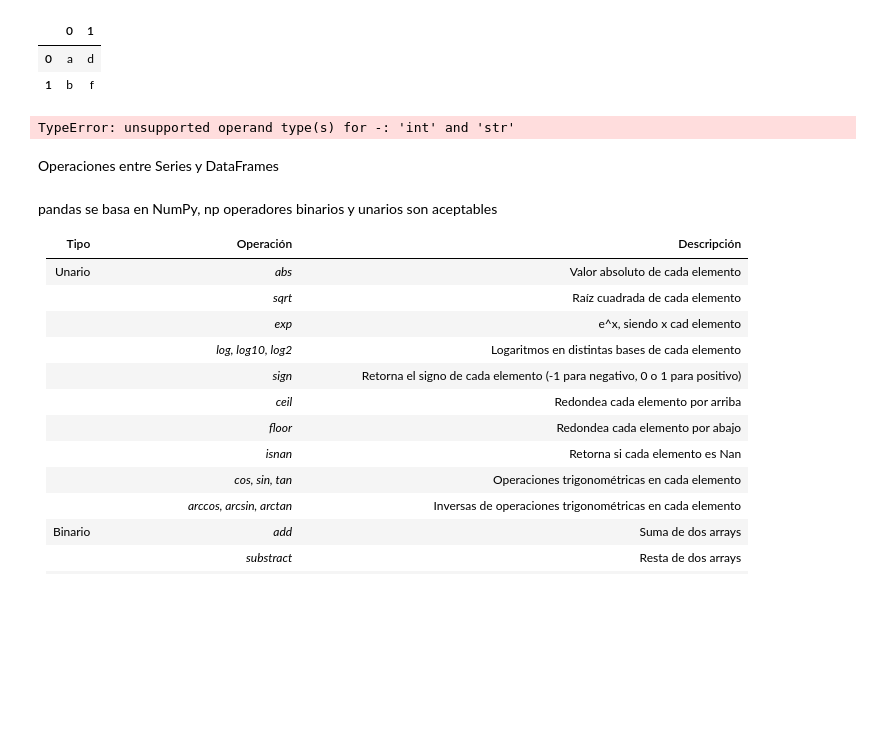
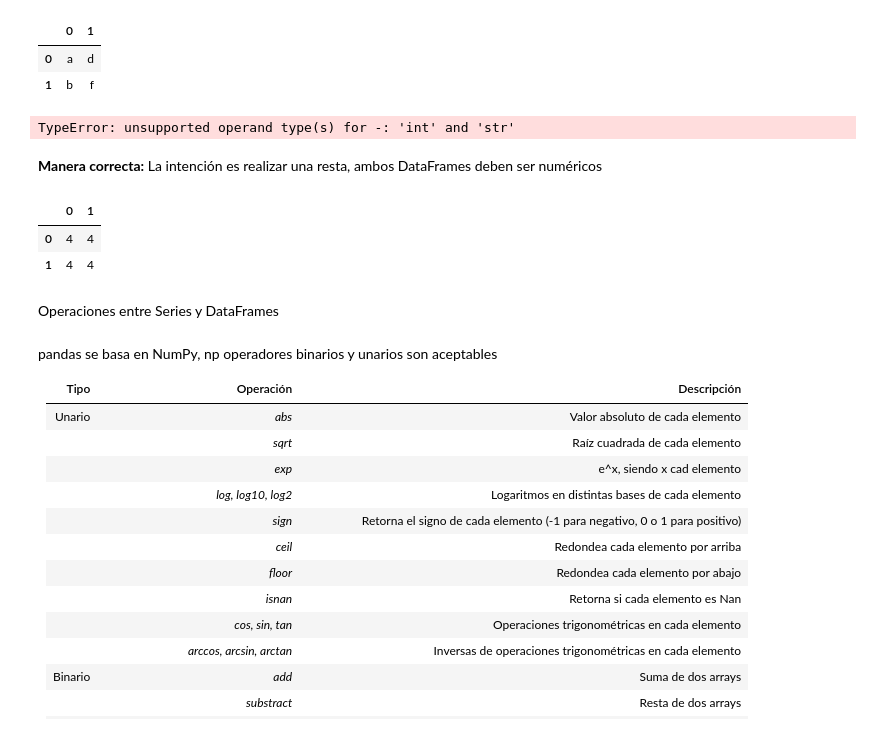
Before and after one commit to BryanAntamba/machine2026-PrimerParcial, a Jupyter notebook: SegundoParcial/PAO25_25_08_Python_+Pandas .ipynb, the cells around one changed output. Cells and saved outputs as stored; diff of their text form; code cells hidden in the pictures; blank space fills up the shorter version.

```diff
--- a/SegundoParcial/PAO25_25_08_Python_+Pandas .ipynb
+++ b/SegundoParcial/PAO25_25_08_Python_+Pandas .ipynb
@@ -262,6 +262,20 @@ frameA - frameD
 | 0 | a | d |
 | 1 | b | f |
 TypeError: unsupported operand type(s) for -: 'int' and 'str'
+# %% [markdown]
+**Manera correcta:** La intención es realizar una resta, ambos DataFrames deben ser numéricos
+# %%
+import pandas as pd
+
+frameA = pd.DataFrame({0: [5, 6], 1: [7, 8]})
+frameD = pd.DataFrame({0: [1, 2], 1: [3, 4]})
+
+resultado = frameA - frameD
+display(resultado)
+# %% [output]
+|  | 0 | 1 |
+| 0 | 4 | 4 |
+| 1 | 4 | 4 |
 # %% [markdown]
 Operaciones entre Series y DataFrames
 # %%
```
Also changed, not shown: parts of 23 cells of this notebook, 1 other file.
